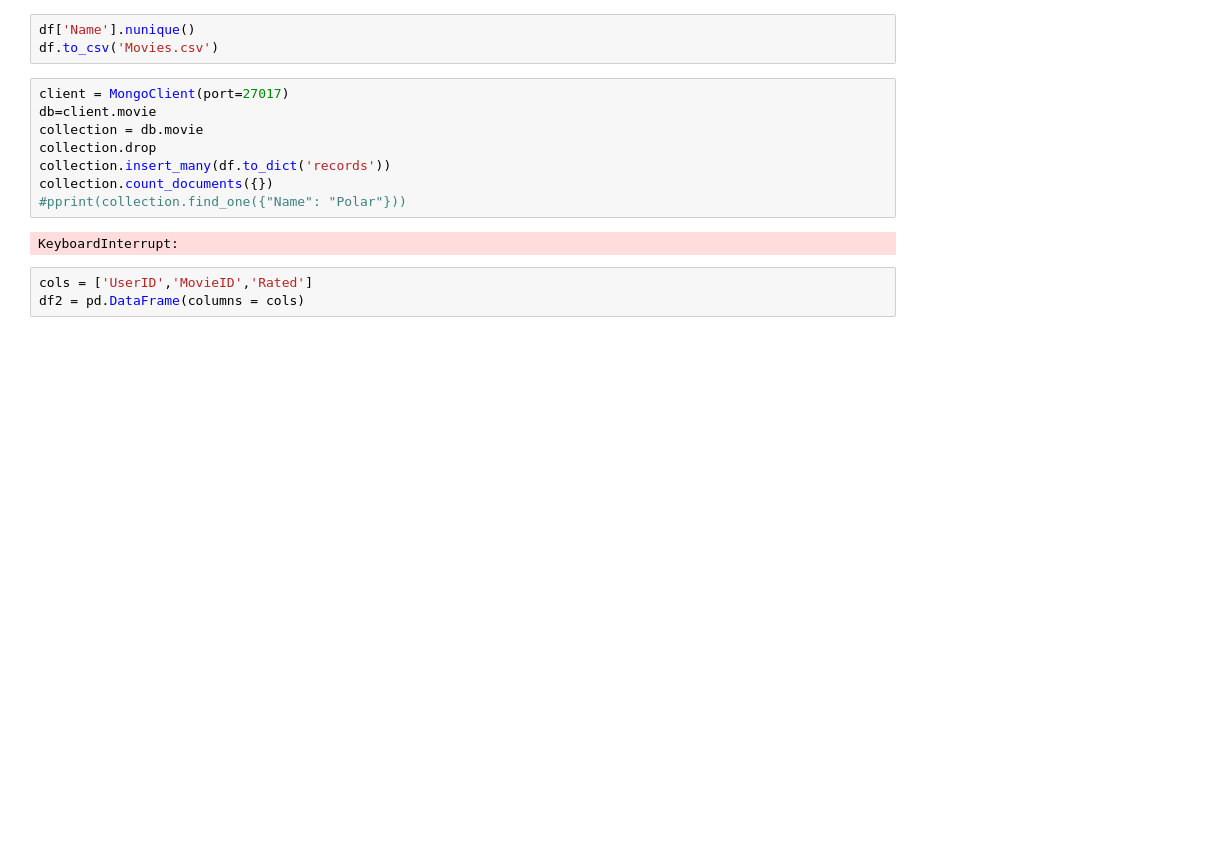
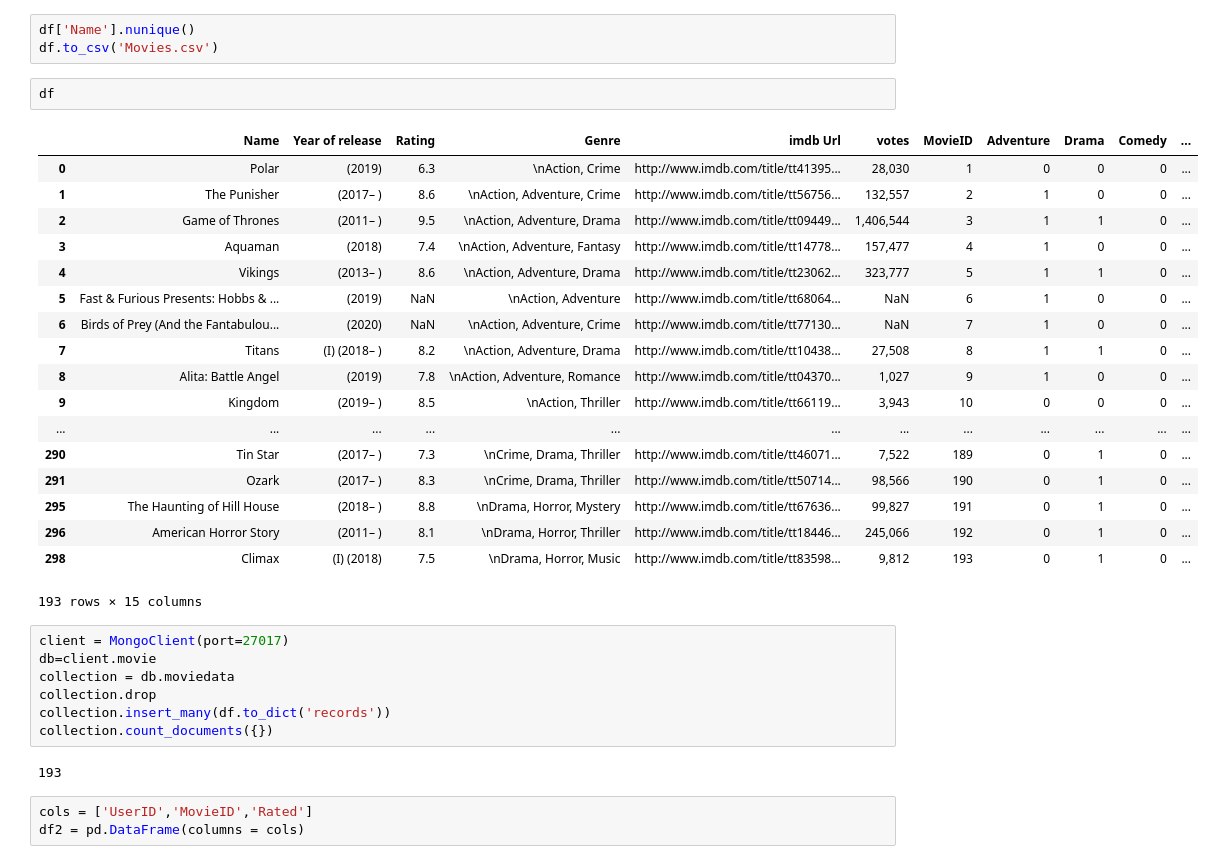
Before and after one commit to mudit9/precog, a Jupyter notebook: movieData.ipynb, the cells around one changed output. Saved outputs shown, nothing was run; the diff lists cells and outputs as text; blank space fills up the shorter version.

```diff
--- a/movieData.ipynb
+++ b/movieData.ipynb
@@ -86,16 +87,36 @@ for i,r in df.iterrows():
 # %%
 df['Name'].nunique()
 df.to_csv('Movies.csv')
+# %%
+df
+# %% [output]
+|  | Name | Year of release | Rating | Genre | imdb Url | votes | MovieID | Adventure | Drama | Comedy | ... |
+| 0 | Polar | (2019) | 6.3 | \nAction, Crime | http://www.imdb.com/title/tt41395... | 28,030 | 1 | 0 | 0 | 0 | ... |
+| 1 | The Punisher | (2017– ) | 8.6 | \nAction, Adventure, Crime | http://www.imdb.com/title/tt56756... | 132,557 | 2 | 1 | 0 | 0 | ... |
+| 2 | Game of Thrones | (2011– ) | 9.5 | \nAction, Adventure, Drama | http://www.imdb.com/title/tt09449... | 1,406,544 | 3 | 1 | 1 | 0 | ... |
+| 3 | Aquaman | (2018) | 7.4 | \nAction, Adventure, Fantasy | http://www.imdb.com/title/tt14778... | 157,477 | 4 | 1 | 0 | 0 | ... |
+| 4 | Vikings | (2013– ) | 8.6 | \nAction, Adventure, Drama | http://www.imdb.com/title/tt23062... | 323,777 | 5 | 1 | 1 | 0 | ... |
+| 5 | Fast & Furious Presents: Hobbs & ... | (2019) | NaN | \nAction, Adventure | http://www.imdb.com/title/tt68064... | NaN | 6 | 1 | 0 | 0 | ... |
+| 6 | Birds of Prey (And the Fantabulou... | (2020) | NaN | \nAction, Adventure, Crime | http://www.imdb.com/title/tt77130... | NaN | 7 | 1 | 0 | 0 | ... |
+| 7 | Titans | (I) (2018– ) | 8.2 | \nAction, Adventure, Drama | http://www.imdb.com/title/tt10438... | 27,508 | 8 | 1 | 1 | 0 | ... |
+| 8 | Alita: Battle Angel | (2019) | 7.8 | \nAction, Adventure, Romance | http://www.imdb.com/title/tt04370... | 1,027 | 9 | 1 | 0 | 0 | ... |
+| 9 | Kingdom | (2019– ) | 8.5 | \nAction, Thriller | http://www.imdb.com/title/tt66119... | 3,943 | 10 | 0 | 0 | 0 | ... |
+| ... | ... | ... | ... | ... | ... | ... | ... | ... | ... | ... | ... |
+| 290 | Tin Star | (2017– ) | 7.3 | \nCrime, Drama, Thriller | http://www.imdb.com/title/tt46071... | 7,522 | 189 | 0 | 1 | 0 | ... |
+| 291 | Ozark | (2017– ) | 8.3 | \nCrime, Drama, Thriller | http://www.imdb.com/title/tt50714... | 98,566 | 190 | 0 | 1 | 0 | ... |
+| 295 | The Haunting of Hill House | (2018– ) | 8.8 | \nDrama, Horror, Mystery | http://www.imdb.com/title/tt67636... | 99,827 | 191 | 0 | 1 | 0 | ... |
+| 296 | American Horror Story | (2011– ) | 8.1 | \nDrama, Horror, Thriller | http://www.imdb.com/title/tt18446... | 245,066 | 192 | 0 | 1 | 0 | ... |
+| 298 | Climax | (I) (2018) | 7.5 | \nDrama, Horror, Music | http://www.imdb.com/title/tt83598... | 9,812 | 193 | 0 | 1 | 0 | ... |
+193 rows × 15 columns
 # %%
 client = MongoClient(port=27017)
 db=client.movie
-collection = db.movie
+collection = db.moviedata
 collection.drop
 collection.insert_many(df.to_dict('records'))
 collection.count_documents({})
-#pprint(collection.find_one({"Name": "Polar"}))
 # %% [output]
-KeyboardInterrupt:
+193
 # %%
 cols = ['UserID','MovieID','Rated']
 df2 = pd.DataFrame(columns = cols)
```
Also changed, not shown: parts of 3 cells of this notebook, 16 other files.
